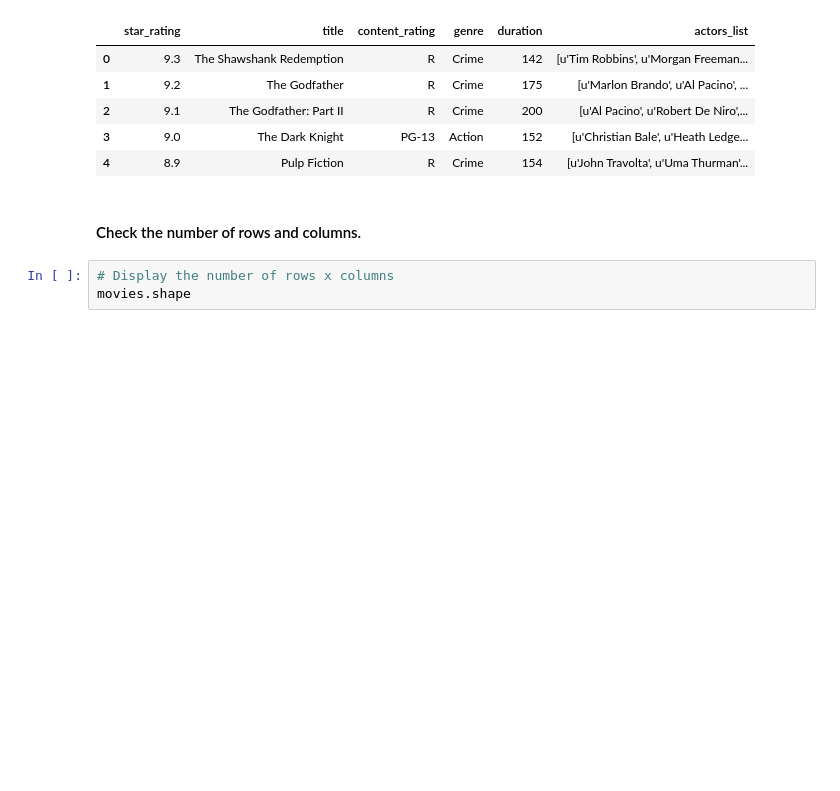
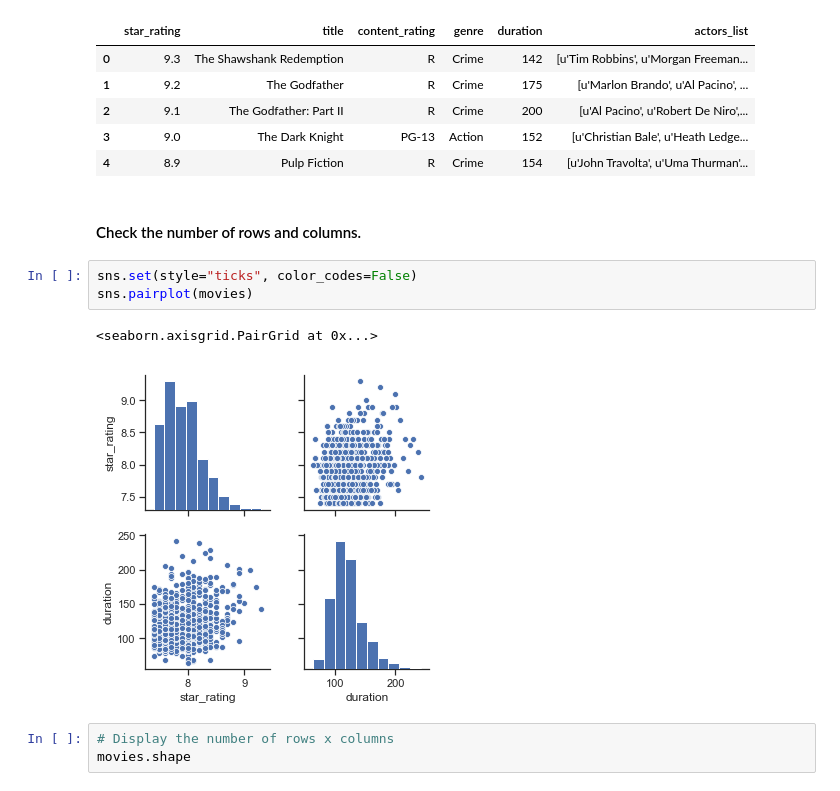
Before and after one commit to allenau1/dat-sf-60-hw, a Jupyter notebook: project-2_allen_au.ipynb, the cells around one changed output. Drawn from its saved outputs; the diff is of its cells as text; blank space fills up the shorter version.

```diff
--- a/project-2_allen_au.ipynb
+++ b/project-2_allen_au.ipynb
@@ -41,6 +41,12 @@ movies.head()
 | 4 | 8.9 | Pulp Fiction | R | Crime | 154 | [u'John Travolta', u'Uma Thurman'... |
 # %% [markdown]
 #### Check the number of rows and columns.
+# %%
+sns.set(style="ticks", color_codes=False)
+sns.pairplot(movies)
+# %% [output]
+<seaborn.axisgrid.PairGrid at 0x...>
+[figure, added]
 # %%
 # Display the number of rows x columns
 movies.shape
```
Also changed, not shown: 1 other file.
